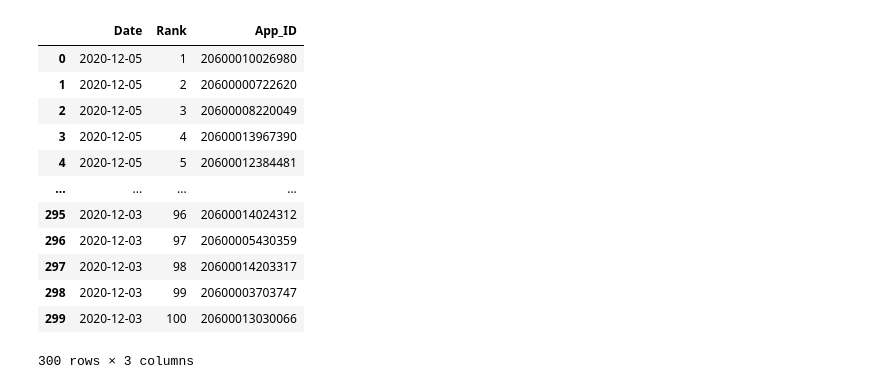
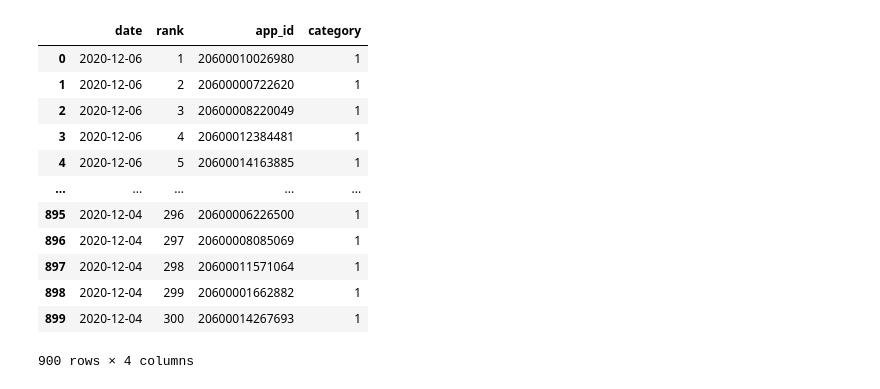
Before and after one commit to asoemardy/ETL-Project, a Jupyter notebook: extract.ipynb, the cells around one changed output. Saved outputs shown, nothing was run; the diff lists cells and outputs as text; code cells hidden in the pictures.

```diff
--- a/extract.ipynb
+++ b/extract.ipynb
@@ -56,7 +59,7 @@ try:
 
     #Create date range
     today = datetime.now()
-    dates = [(today - timedelta(days=i)).strftime("%Y-%m-%d") for i in range(5)]
+    dates = [(today - timedelta(days=i)).strftime("%Y-%m-%d") for i in range(2)]
 
 
 
@@ -66,7 +69,7 @@ try:
 
     for moment in dates:
         #get top chart info
-        url = f'https://www.appannie.com/apps/ios/top-chart?country=US&category=36&device=iphone&date={moment}&feed=All&page_number=0&page_size=500&rank_sorting_type=rank'
+        url = f'https://www.appannie.com/apps/ios/top-chart?country=US&category=36&device=iphone&date={moment}&feed=All&page_number=0&page_size=300&rank_sorting_type=rank'
         browser.visit(url)
         time.sleep(5)
         html = browser.html
@@ -75,26 +78,27 @@ try:
         checker(browser.is_element_present_by_css('table'))
 
         all_trs = soup.table.tbody.find_all('tr')
-        build_df = {'Rank':[],'Date': moment,'Free':[],'Paid':[],'Grossing':[]}
+        build_df = {'rank':[],'date': moment,'free':[],'paid':[],'grossing':[]}
         for _ in all_trs:
             current_rank_apps = [elem.text for elem in _.select('a span')]
 
             toss, app_id1, app_id2, app_id3 = [i.get('data-appid') for i in _.find_all('td')]
 
             rank_num = _.span.text
-            build_df['Rank'].append((rank_num))
-            build_df['Free'].append([current_rank_apps[0],current_rank_apps[1],app_id1])
-            build_df['Paid'].append([current_rank_apps[2],current_rank_apps[3],app_id2])
-            build_df['Grossing'].append([current_rank_apps[4],current_rank_apps[5],app_id3])
+            build_df['rank'].append((rank_num))
+            build_df['free'].append([current_rank_apps[0],current_rank_apps[1],app_id1])
+            build_df['paid'].append([current_rank_apps[2],current_rank_apps[3],app_id2])
+            build_df['grossing'].append([current_rank_apps[4],current_rank_apps[5],app_id3])
 
         list_of_builds.append(build_df)
 
     #concatenate all dataframes
-    builds_to_concat = [pd.DataFrame(_).set_index('Date') for _ in list_of_builds]
+    builds_to_concat = [pd.DataFrame(_).set_index('date') for _ in list_of_builds]
     sep3_dec1_t500_ios = pd.concat(builds_to_concat)
 except Exception as e:
     browser.quit()
     print(e)
+    traceback.print_exc()
 finally:
     browser.quit()
 # %%
@@ -127,7 +131,7 @@ try:
     ##########
 
     #Check for presence of 'Top Chart' tab, click tab
-    checker((browser.is_element_present_by_text('Top Charts',wait_time=2)),browser.find_by_text('Top Charts').click())
+    checker((browser.is_element_present_by_text('Top Charts',wait_time=5)),browser.find_by_text('Top Charts').click())
 
     #Create date range
     today = datetime.now()
@@ -141,7 +145,7 @@ try:
 
     for moment in dates:
         #get top chart info
-        url = f'https://www.appannie.com/apps/google-play/top-chart/?country=US&category=1&device=&date={moment}&feed=All&rank_sorting_type=rank&page_number=0&page_size=500'
+        url = f'https://www.appannie.com/apps/google-play/top-chart/?country=US&category=1&device=&date={moment}&feed=All&rank_sorting_type=rank&page_number=0&page_size=300'
         browser.visit(url)
         time.sleep(5)
         html = browser.html
@@ -150,26 +154,26 @@ try:
         checker(browser.is_element_present_by_css('table'))
 
         all_trs = soup.table.tbody.find_all('tr')
-        build_df = {'Rank':[],'Date': moment,'Free':[],'Paid':[],'Grossing':[]}
+        build_df = {'rank':[],'date': moment,'free':[],'paid':[],'grossing':[]}
         for _ in all_trs:
             current_rank_apps = [elem.text for elem in _.select('a span')]
-
             toss, app_id1, app_id2, app_id3, app_id4, app_id5 = [i.get('data-appid') for i in _.find_all('td')]
 
             rank_num = _.span.text
-            build_df['Rank'].append((rank_num))
-            build_df['Free'].append([current_rank_apps[0],current_rank_apps[1],app_id1])
-            build_df['Paid'].append([current_rank_apps[2],current_rank_apps[3],app_id2])
-            build_df['Grossing'].append([current_rank_apps[4],current_rank_apps[5],app_id3])
+            build_df['rank'].append((rank_num))
+            build_df['free'].append([current_rank_apps[0],current_rank_apps[1],app_id1])
+            build_df['paid'].append([current_rank_apps[2],current_rank_apps[3],app_id2])
+            build_df['grossing'].append([current_rank_apps[4],current_rank_apps[5],app_id3])
 
         list_of_builds.append(build_df)
 
     #concatenate all dataframes
-    builds_to_concat = [pd.DataFrame(_).set_index('Date') for _ in list_of_builds]
+    builds_to_concat = [pd.DataFrame(_).set_index('date') for _ in list_of_builds]
     sep3_dec1_t500_google_play = pd.concat(builds_to_concat)
 except Exception as e:
     browser.quit()
     print(e)
+    traceback.print_exc()
 finally:
     browser.quit()
 # %%
@@ -324,19 +329,20 @@ df_free_cleaned_ios
 # %%
-df_free_android = pd.DataFrame(df_android_new['Free'].to_list(), columns = ['App_Name', 'Publisher', 'App_ID'])
-df_free_cleaned_android = df_android_new[['Date','Rank']].merge(df_free_android[['App_ID']], left_index = True, right_index = True)
+df_free_android = pd.DataFrame(df_android_new['free'].to_list(), columns = ['app_name', 'publisher', 'app_id'])
+df_free_cleaned_android = df_android_new[['date','rank']].merge(df_free_android[['app_id']], left_index = True, right_index = True)
+df_free_cleaned_android['category'] = 1
 df_free_cleaned_android
 # %% [output]
-|  | Date | Rank | App_ID |
-| 0 | 2020-12-05 | 1 | 20600010026980 |
-| 1 | 2020-12-05 | 2 | 20600000722620 |
-| 2 | 2020-12-05 | 3 | 20600008220049 |
-| 3 | 2020-12-05 | 4 | 20600013967390 |
-| 4 | 2020-12-05 | 5 | 20600012384481 |
-| ... | ... | ... | ... |
-| 295 | 2020-12-03 | 96 | 20600014024312 |
-| 296 | 2020-12-03 | 97 | 20600005430359 |
-| 297 | 2020-12-03 | 98 | 20600014203317 |
-| 298 | 2020-12-03 | 99 | 20600003703747 |
-| 299 | 2020-12-03 | 100 | 20600013030066 |
+|  | date | rank | app_id | category |
+| 0 | 2020-12-06 | 1 | 20600010026980 | 1 |
+| 1 | 2020-12-06 | 2 | 20600000722620 | 1 |
+| 2 | 2020-12-06 | 3 | 20600008220049 | 1 |
+| 3 | 2020-12-06 | 4 | 20600012384481 | 1 |
+| 4 | 2020-12-06 | 5 | 20600014163885 | 1 |
+| ... | ... | ... | ... | ... |
+| 895 | 2020-12-04 | 296 | 20600006226500 | 1 |
+| 896 | 2020-12-04 | 297 | 20600008085069 | 1 |
+| 897 | 2020-12-04 | 298 | 20600011571064 | 1 |
+| 898 | 2020-12-04 | 299 | 20600001662882 | 1 |
+| 899 | 2020-12-04 | 300 | 20600014267693 | 1 |
-300 rows × 3 columns
+900 rows × 4 columns
 # %%
```
Also changed, not shown: parts of 27 cells of this notebook, 2 other files.
